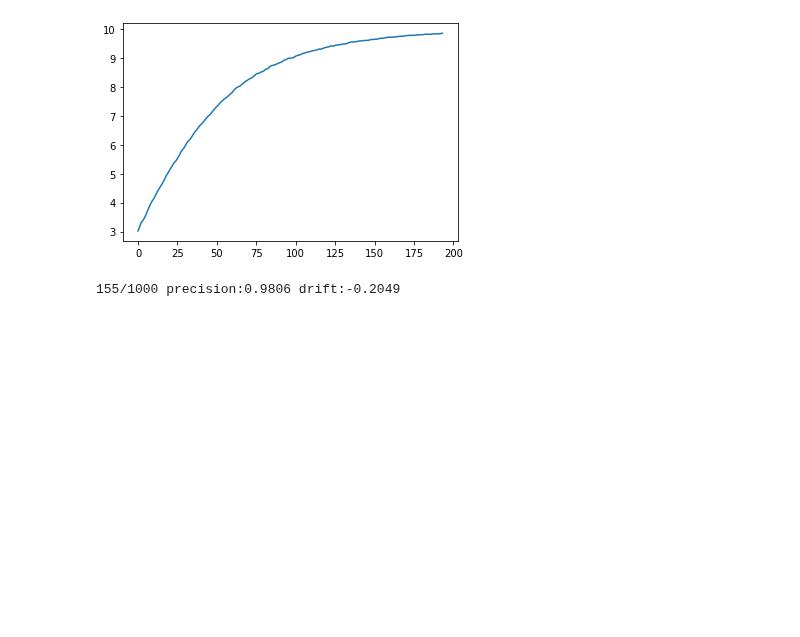
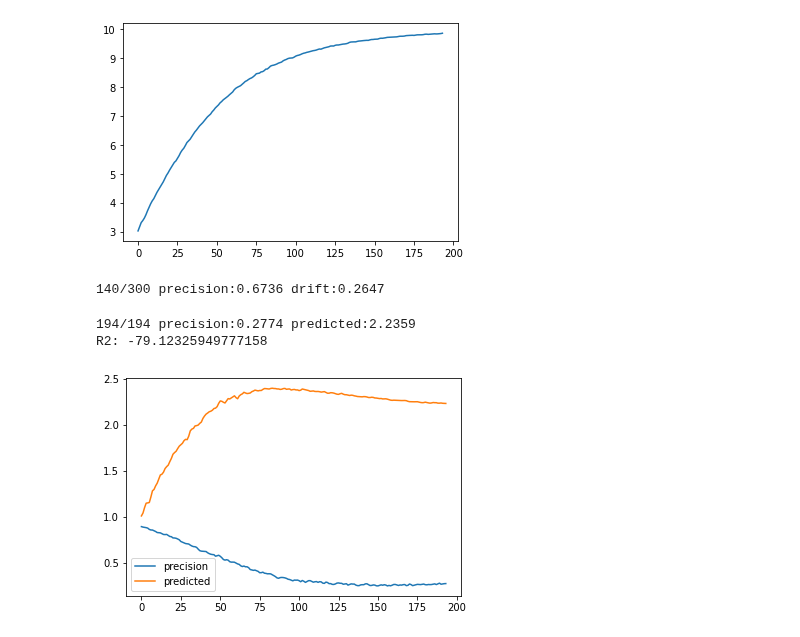
Before and after one commit to dolmani38/drift, a Jupyter notebook: synthetic_data_generation_1112.ipynb, the cells around one changed output. Drawn from its saved outputs; the diff is of its cells as text; code cells hidden in the pictures; blank space fills up the shorter version.

```diff
--- a/synthetic_data_generation_1112.ipynb
+++ b/synthetic_data_generation_1112.ipynb
@@ -225,11 +225,12 @@ for yt,yp in zip(test_y,y_hat):
 true_x = np.asarray(true_x)
 false_x = np.asarray(false_x)
 # %%
+import statsmodels.api as sm
 
-def ppm_build(ratio = 100):
+def ppm_build(ratio = 100,epoch =1000):
     scores = []
     drifts = []
-    epoch =1000
+
     sample_size = false_x.shape[0] * ratio
     aa = np.random.randint(1,sample_size,epoch)
     for i in range(epoch):
@@ -255,9 +256,9 @@ def ppm_build(ratio = 100):
     print('Model R^2:',model.rsquared)
     return model
 # %%
-ppmodel = ppm_build(ratio = 80)
+ppmodel = ppm_build(ratio = 80,epoch =300)
 # %% [output]
-155/1000 precision:0.9806 drift:-0.2049
+140/300 precision:0.6736 drift:0.2647
 # %%
 from sklearn.metrics import r2_score
 
@@ -291,3 +292,9 @@ def test1(model):
     result_df.plot()
     plt.show()
     return R2, result_df
+# %%
+R2, result_df = test1(ppmodel)
+# %% [output]
+194/194 precision:0.2774 predicted:2.2359
+R2: -79.12325949777158
+[figure, added]
```
Also changed, not shown: parts of 1 cell of this notebook.
